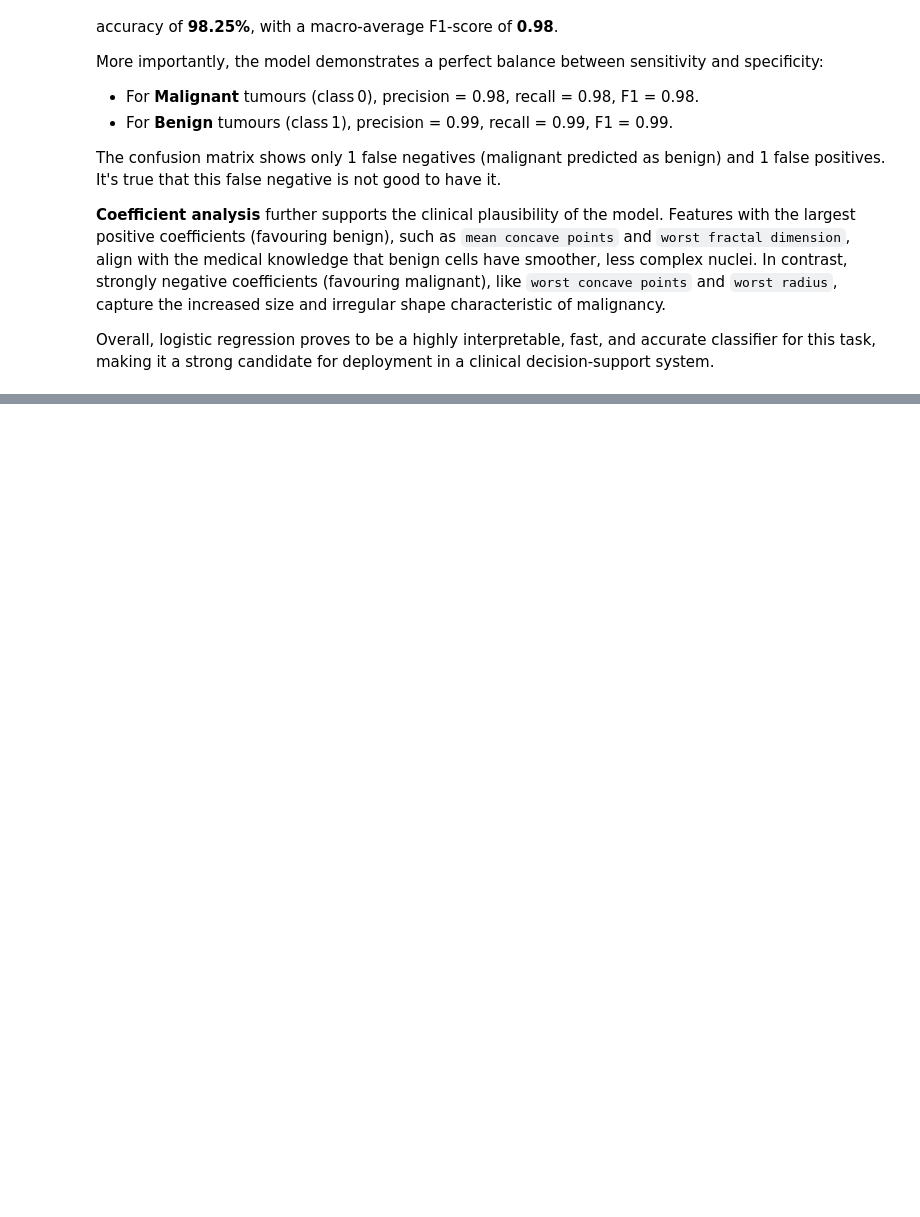
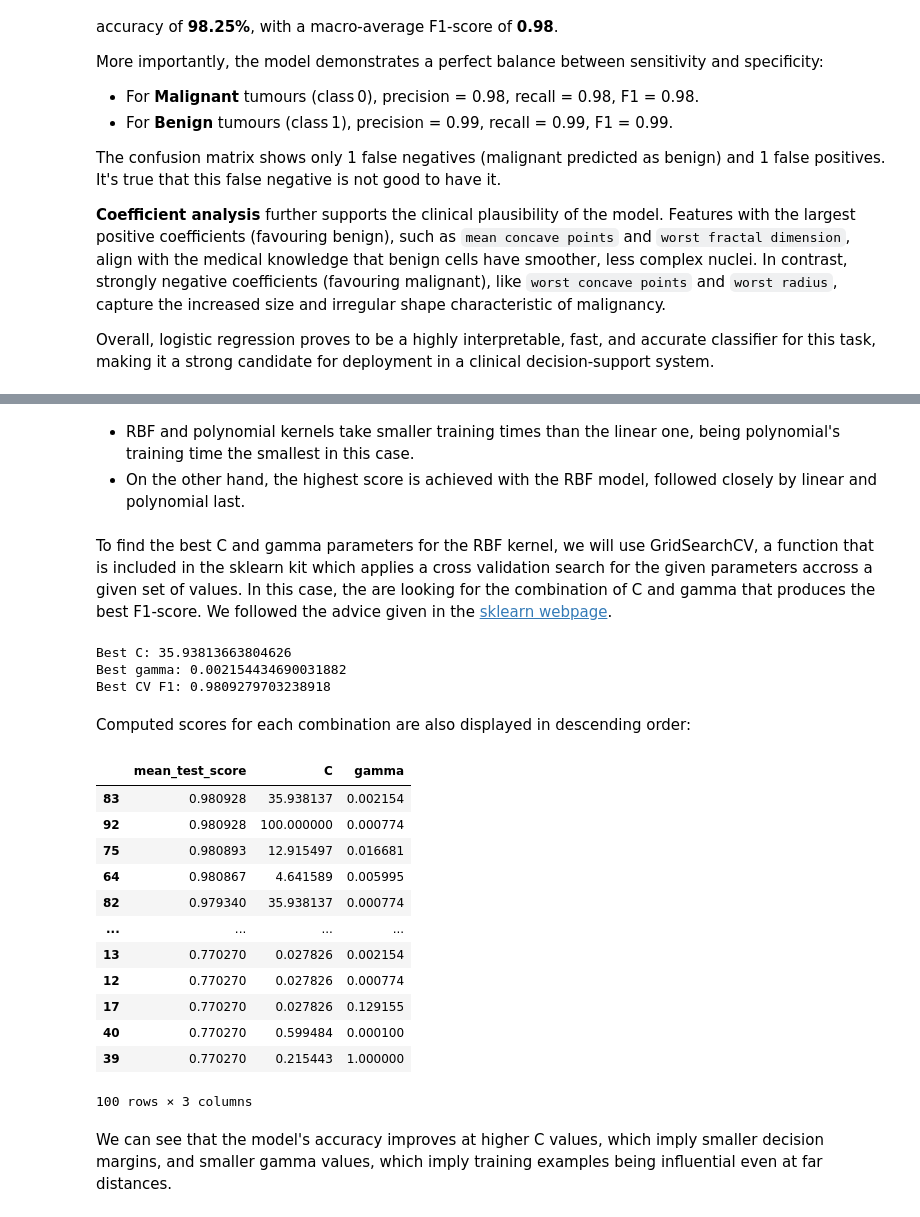
Before and after one commit to Juliagc22/A2-Machine-Learning, a Jupyter notebook: Team14_Supervised_Learning.ipynb, the cells around one changed output, grey strips where cells are left out. Cells and saved outputs as stored; diff of their text form; code cells hidden in the pictures; blank space fills up the shorter version.

```diff
--- a/Team14_Supervised_Learning.ipynb
+++ b/Team14_Supervised_Learning.ipynb
@@ -506,0 +554,51 @@ Overall, logistic regression proves to be a highly interpretable, fast, and accu
+# %% [markdown]
+- RBF and polynomial kernels take smaller training times than the linear one, being polynomial's training time the smallest in this case.
+- On the other hand, the highest score is achieved with the RBF model, followed closely by linear and polynomial last.
+# %% [markdown]
+To find the best C and gamma parameters for the RBF kernel, we will use GridSearchCV, a function that is included in the sklearn kit which applies a cross validation search for the given parameters accross a given set of values. In this case, the are looking for the combination of C and gamma that produces the best F1-score. We followed the advice given in the [sklearn webpage](https://scikit-learn.org/stable/auto_examples/svm/plot_rbf_parameters.html#).
+# %%
+from sklearn.model_selection import GridSearchCV
+# Log-spaced grids (essential for RBF)
+param_grid = {
+    'C': np.logspace(-2, 2, 10),      # 0.01 to 100
+    'gamma': np.logspace(-4, 0, 10),  # 0.0001 to 1
+}
+
+svc = SVC(kernel='rbf', random_state=42)
+grid_search = GridSearchCV(svc, param_grid, cv=5, scoring='f1')
+grid_search.fit(X_train_reduced, y_train)
+
+best_c = grid_search.best_params_["C"]
+best_gamma = grid_search.best_params_["gamma"]
+print("Best C:", best_c)
+print("Best gamma:", best_gamma)
+print("Best CV F1:", grid_search.best_score_)
+# %% [output]
+Best C: 35.93813663804626
+Best gamma: 0.002154434690031882
+Best CV F1: 0.9809279703238918
+# %% [markdown]
+Computed scores for each combination are also displayed in descending order:
+# %%
+grid_results_df=pd.DataFrame(grid_search.cv_results_).loc[:, ["params", "mean_test_score"]]
+grid_results_df[['C', 'gamma']] = pd.json_normalize(grid_results_df['params'])
+
+# Now drop the original params column if you want
+grid_results_df = grid_results_df.drop('params', axis=1)
+grid_results_df.sort_values("mean_test_score", ascending=False)
+# %% [output]
+|  | mean_test_score | C | gamma |
+| 83 | 0.980928 | 35.938137 | 0.002154 |
+| 92 | 0.980928 | 100.000000 | 0.000774 |
+| 75 | 0.980893 | 12.915497 | 0.016681 |
+| 64 | 0.980867 | 4.641589 | 0.005995 |
+| 82 | 0.979340 | 35.938137 | 0.000774 |
+| ... | ... | ... | ... |
+| 13 | 0.770270 | 0.027826 | 0.002154 |
+| 12 | 0.770270 | 0.027826 | 0.000774 |
+| 17 | 0.770270 | 0.027826 | 0.129155 |
+| 40 | 0.770270 | 0.599484 | 0.000100 |
+| 39 | 0.770270 | 0.215443 | 1.000000 |
+100 rows × 3 columns
+# %% [markdown]
+We can see that the model's accuracy improves at higher C values, which imply smaller decision margins, and smaller gamma values, which imply training examples being influential even at far distances.
```
Also changed, not shown: parts of 10 cells of this notebook.
